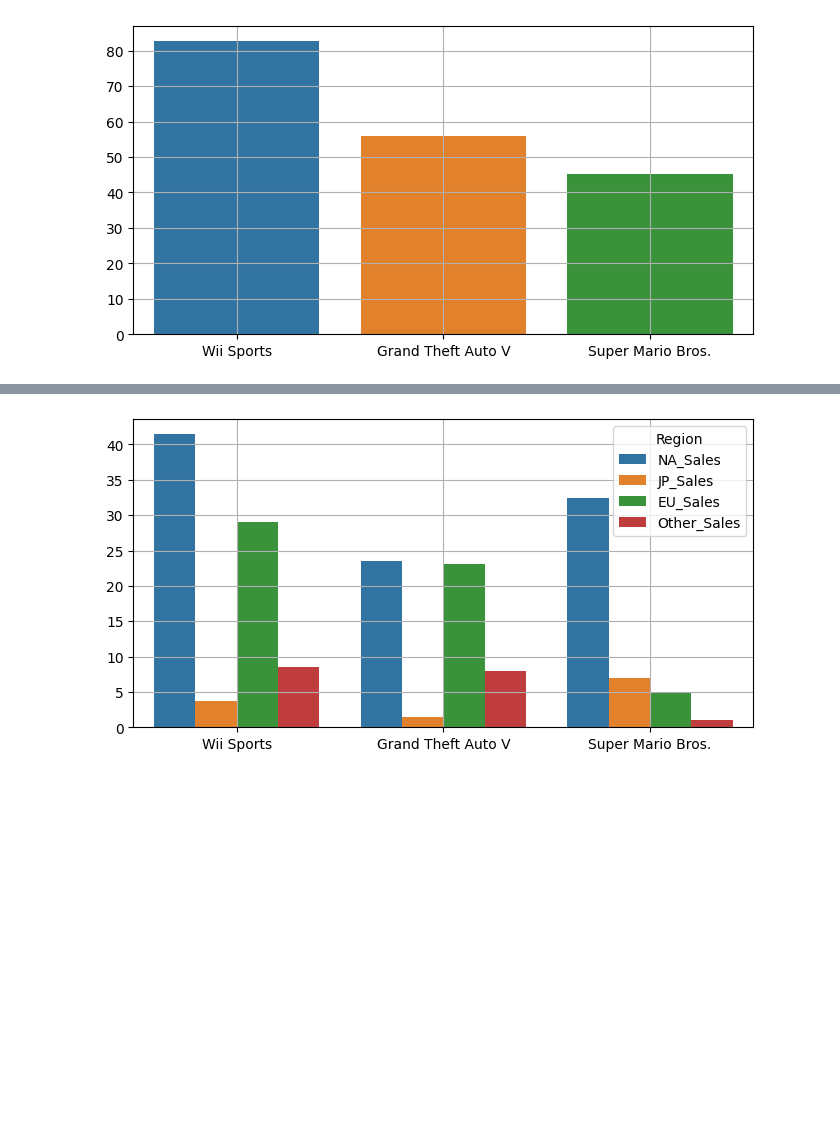
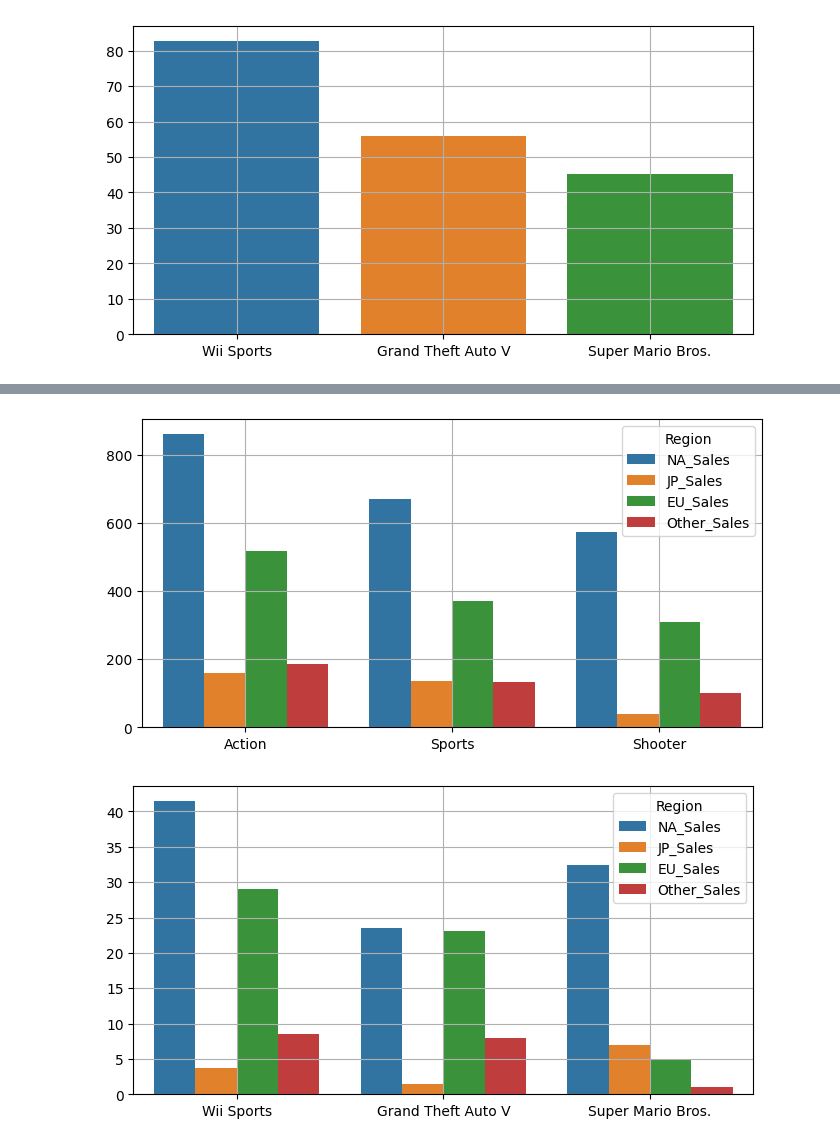
Before and after one commit to kusin/dashboard-video-games_v1.0, a Jupyter notebook: visualization_seaborn.ipynb, the cells around one changed output, grey strips where cells are left out. Saved outputs shown, nothing was run; the diff lists cells and outputs as text; code cells hidden in the pictures; blank space fills up the shorter version.

```diff
--- a/visualization_seaborn.ipynb
+++ b/visualization_seaborn.ipynb
@@ -149,3 +152,8 @@ df_name = unpivot_sales("Name", df_name)
+# %%
+# call func barplot
+barplot(dataset=df_genre, x="Genre", y="Sales", hue="Region", title="")
+# %% [output]
+[figure, added]
 # %%
 # call func barplot
 barplot(dataset=df_name, x="Name", y="Sales", hue="Region", title="")
```
Also changed, not shown: parts of 3 cells of this notebook, 3 other files.
